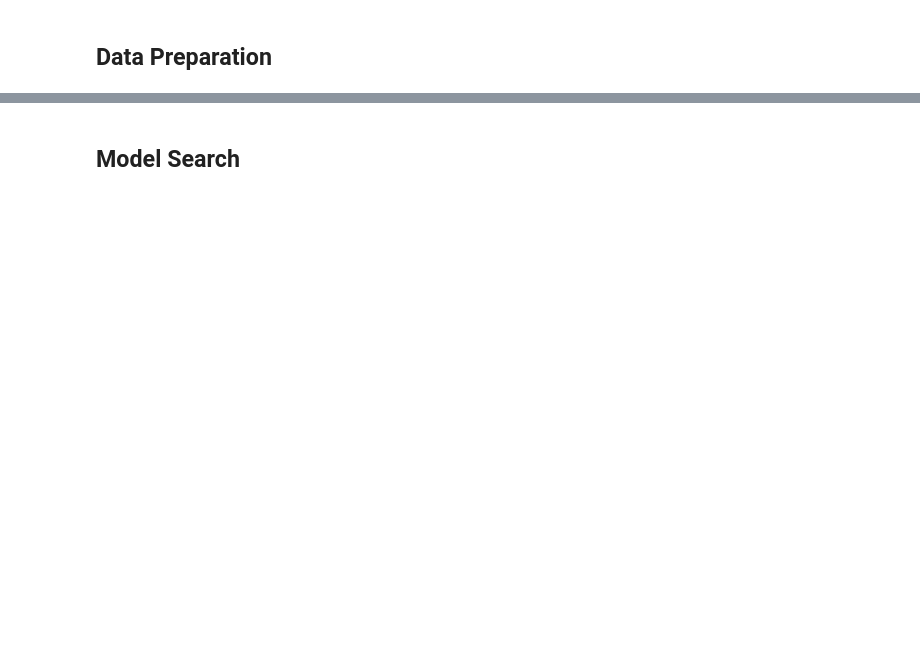
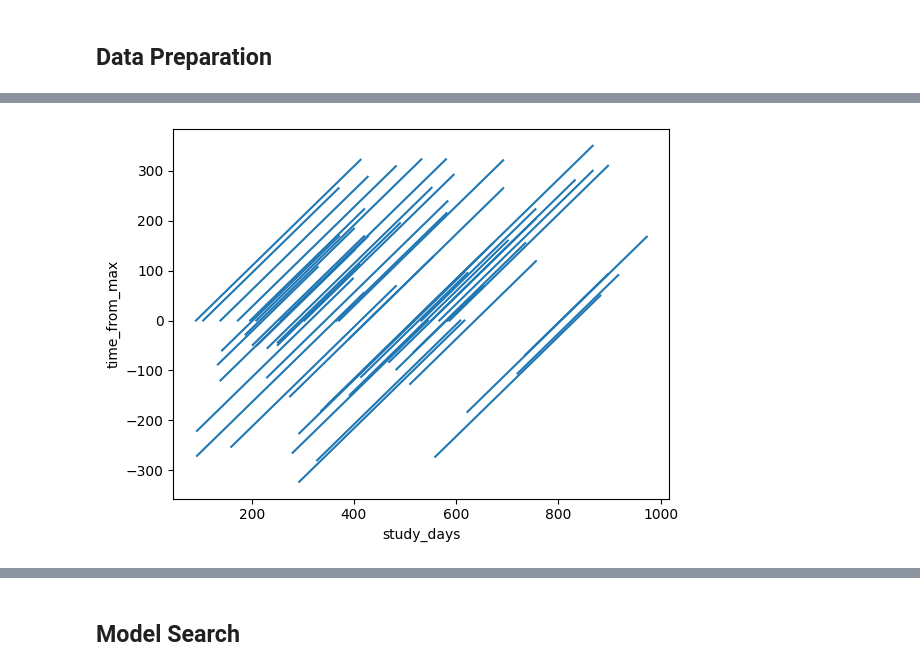
Before and after one commit to omicsEye/waveome, a Jupyter notebook: examples/iHMP/ihmp_waveome.ipynb, the cells around one changed output, grey strips where cells are left out. Drawn from its saved outputs; the diff is of its cells as text; code cells hidden in the pictures; blank space fills up the shorter version.

```diff
--- a/examples/iHMP/ihmp_waveome.ipynb
+++ b/examples/iHMP/ihmp_waveome.ipynb
@@ -152,0 +168,12 @@ mtd_sub
+# %%
+# Also demonstrate that time around max HBI point lies across calendar time dimension
+sns.lineplot(
+    data=mtd_sub,
+    x="study_days",
+    y="time_from_max",
+    units="participant_id",
+    estimator=None
+)
+plt.show()
+# %% [output]
+[figure, added]
```
Also changed, not shown: parts of 29 cells of this notebook.
